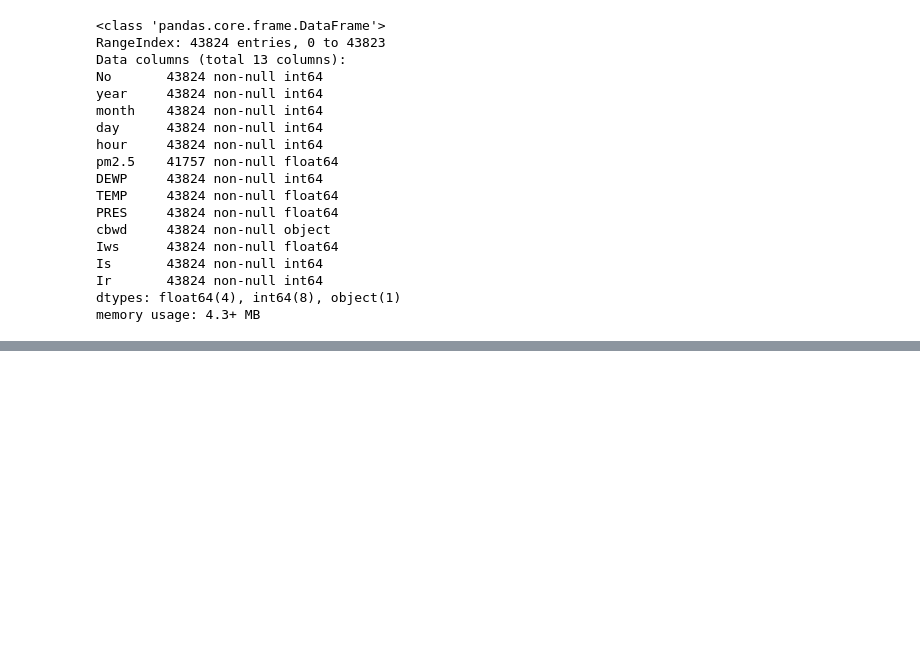
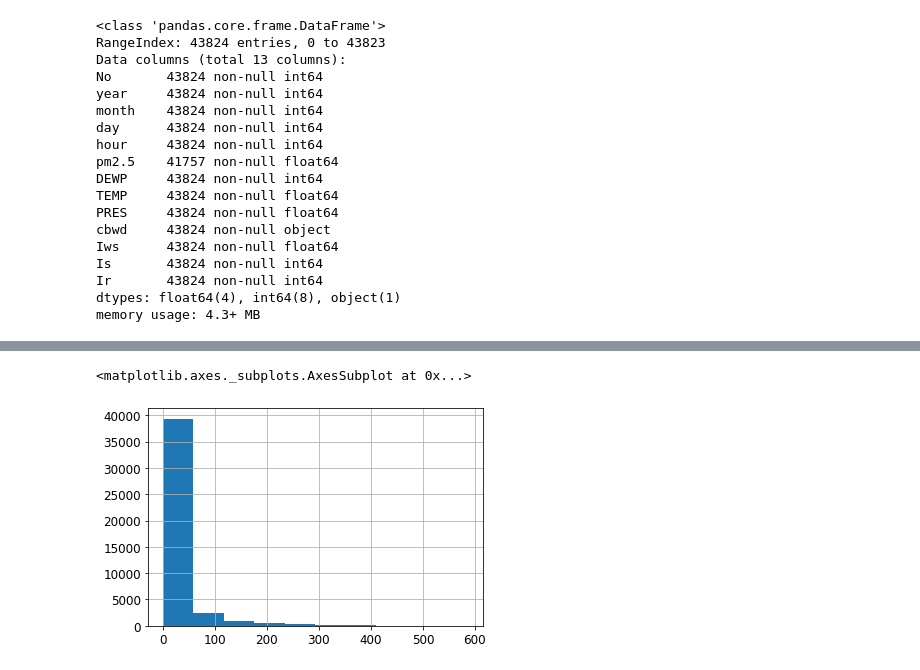
Before and after one commit to abbyWoot/AML, a Jupyter notebook: AML_Project4_JiahuiWu.ipynb, the cells around one changed output, grey strips where cells are left out. Cells and saved outputs as stored; diff of their text form; code cells hidden in the pictures; blank space fills up the shorter version.

```diff
--- a/AML_Project4_JiahuiWu.ipynb
+++ b/AML_Project4_JiahuiWu.ipynb
@@ -109,0 +209,5 @@ pm25.describe()
+# %%
+pm25["Iws"].hist()
+# %% [output]
+<matplotlib.axes._subplots.AxesSubplot at 0x...>
+[figure, added]
```
Also changed, not shown: parts of 68 cells of this notebook.
